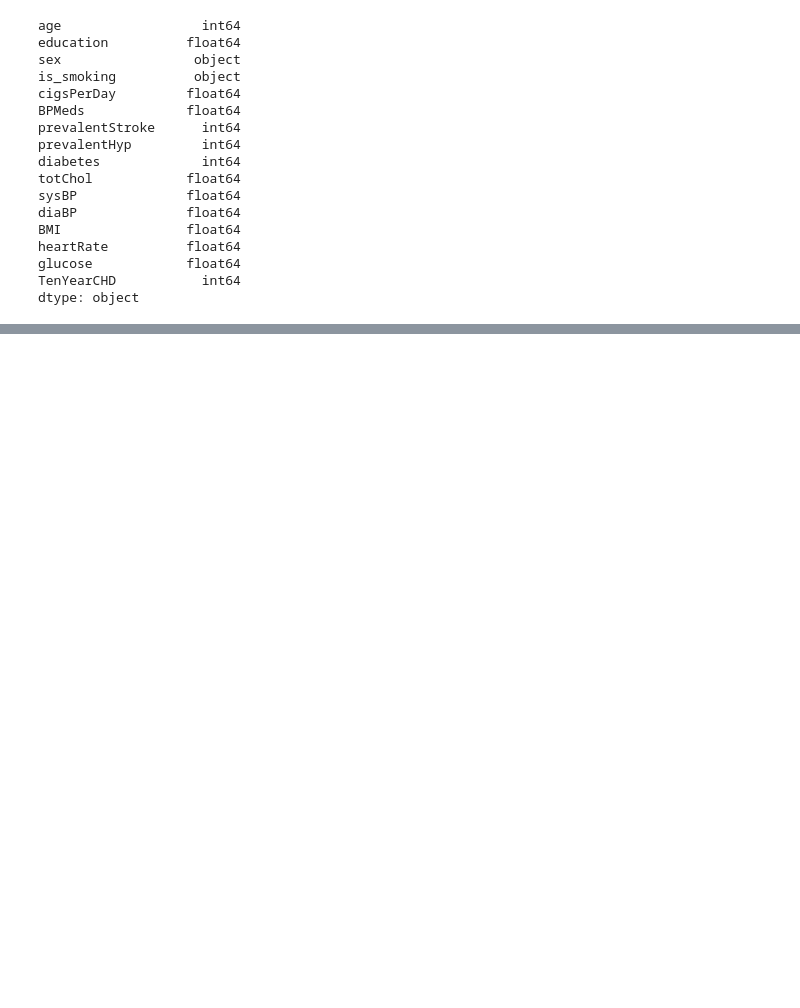
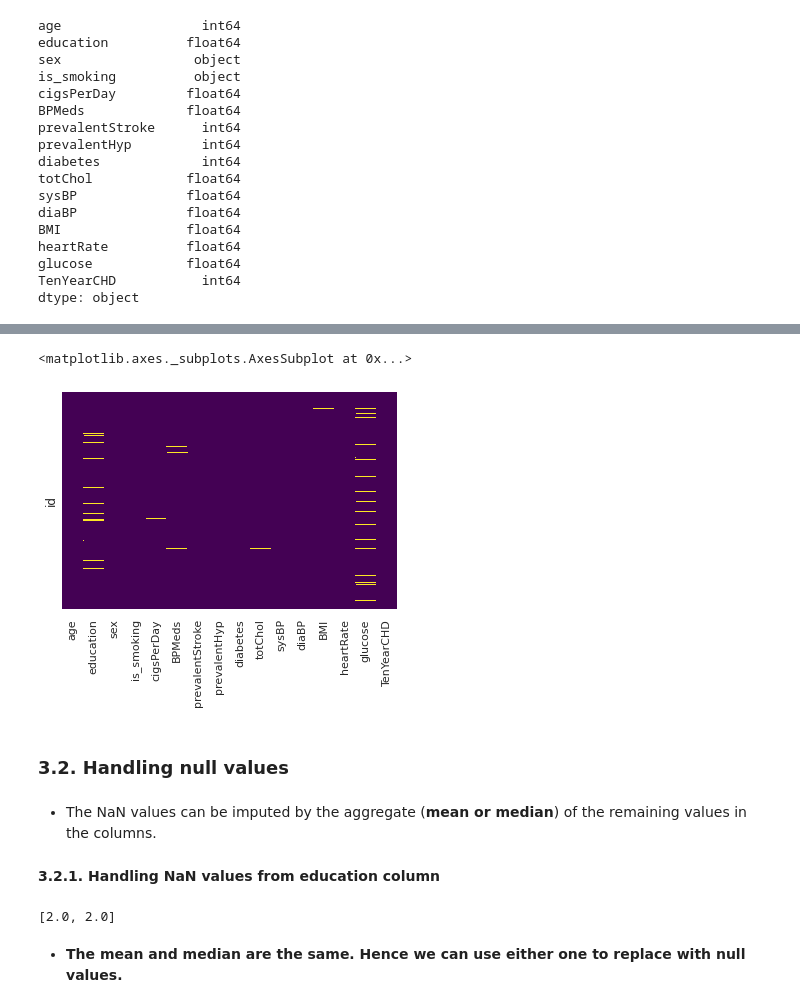
Before and after one commit to vir097/Cardiovascular-Risk-Prediction--Viral-Shewale, a Jupyter notebook: Cardiovascular_risk_prediction_Viral_Shewale.ipynb, the cells around one changed output, grey strips where cells are left out. Cells and saved outputs as stored; diff of their text form; code cells hidden in the pictures; blank space fills up the shorter version.

```diff
--- a/Cardiovascular_risk_prediction_Viral_Shewale.ipynb
+++ b/Cardiovascular_risk_prediction_Viral_Shewale.ipynb
@@ -133,0 +168,27 @@ dtype: object
+# %%
+# Visualization of null values
+sns.heatmap(df.isnull(),yticklabels=False,cbar=False,cmap='viridis')
+# %% [output]
+<matplotlib.axes._subplots.AxesSubplot at 0x...>
+[figure, added]
+# %% [markdown]
+### **3.2. Handling null values**
+# %% [markdown]
+* The NaN values can be imputed by
+the aggregate (**mean or median**) of the remaining values in the columns.
+# %% [markdown]
+**3.2.1. Handling NaN values from education column**
+# %%
+''' The NaN values can be imputed by
+the aggregate (mean or median) of the remaining values
+in the education column. '''
+
+mean_ = round(df[~df['education'].isnull()]['education'].mean(),1)
+
+median_ = df[~df['education'].isnull()]['education'].median()
+
+[mean_, median_]
+# %% [output]
+[2.0, 2.0]
+# %% [markdown]
+* **The mean and median are the same. Hence we can use either one to replace with null values.**
```
Also changed, not shown: parts of 75 cells of this notebook.
